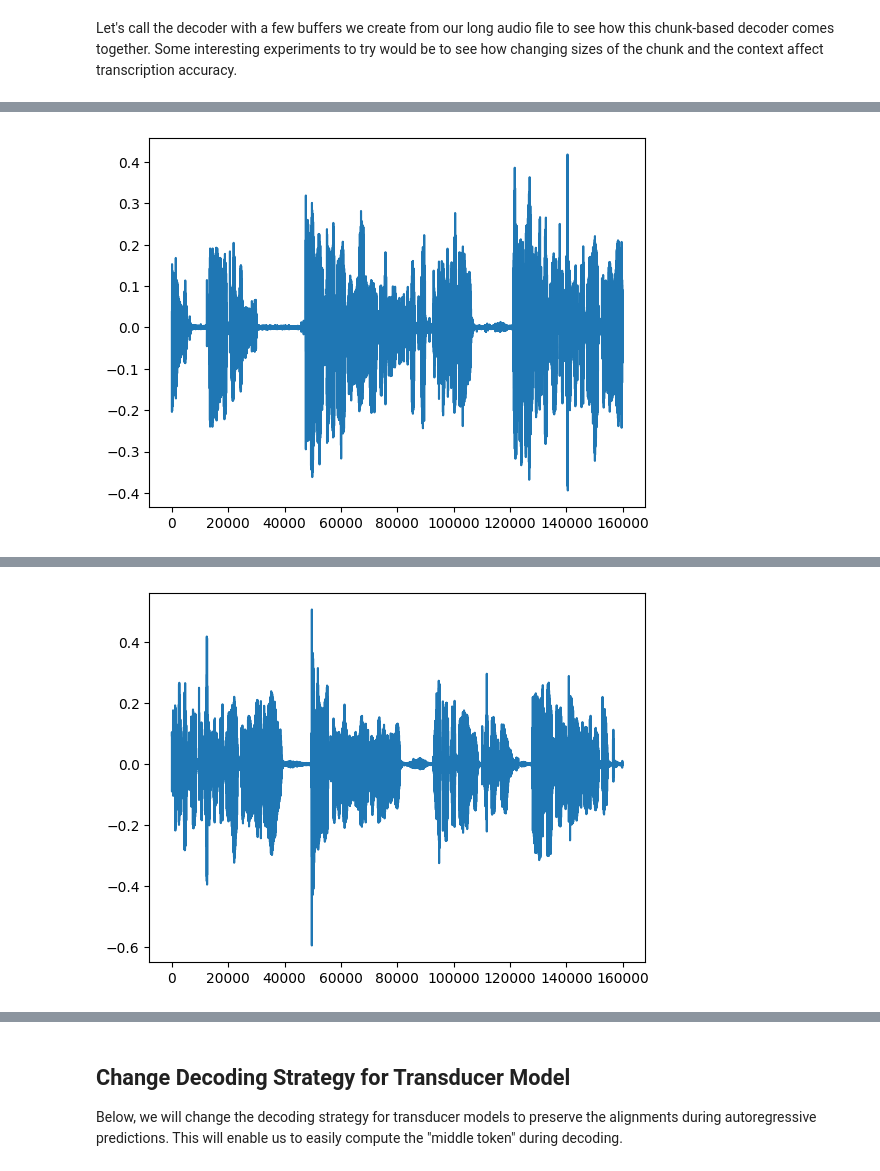
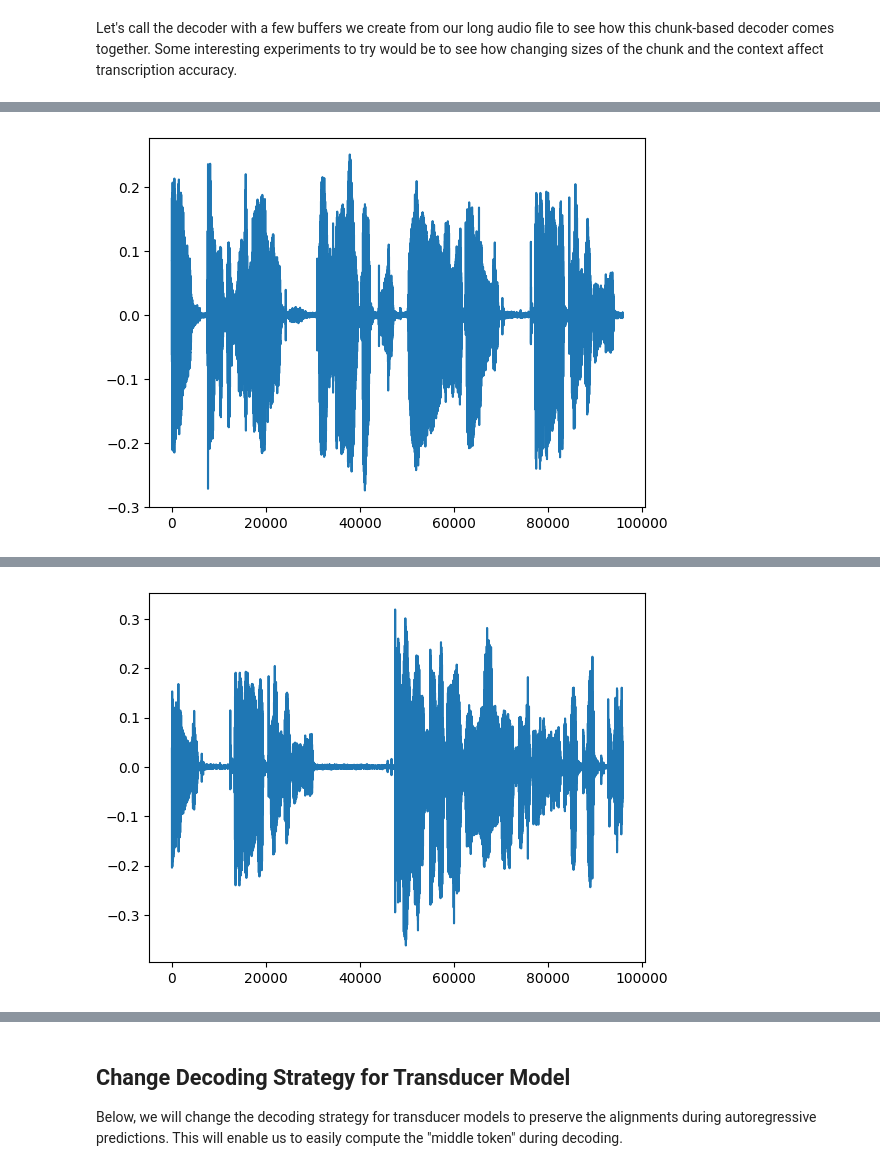
Before and after one commit to shreshtashetty/BufferedASRParakeet, a Jupyter notebook: tutorials/asr/Buffered_Transducer_Inference.ipynb, the cells around one changed output, grey strips where cells are left out. Saved outputs shown, nothing was run; the diff lists cells and outputs as text; code cells hidden in the pictures.

```diff
--- a/tutorials/asr/Buffered_Transducer_Inference.ipynb
+++ b/tutorials/asr/Buffered_Transducer_Inference.ipynb
@@ -812,9 +824,12 @@ for idx in range(self.batch_size):
 # %% [markdown]
 Let's call the decoder with a few buffers we create from our long audio file to see how this chunk-based decoder comes together. Some interesting experiments to try would be to see how changing sizes of the chunk and the context affect transcription accuracy.
 # %%
-chunk_len_in_secs: float = 8.0
+# chunk_len_in_secs: float = 8.0
+# context_len_in_secs: float = 1.0
+chunk_len_in_secs: float = 4.0
 context_len_in_secs: float = 1.0
 
+# max_steps_per_timestep: int = 5
 max_steps_per_timestep: int = 5
 stateful_decoding: bool = False
 
@@ -848,5 +863,5 @@ for chunk in chunk_reader:
 [interactive output not drawn]
-[figure, old version]
+[figure, new version]
 [interactive output not drawn]
-[figure, old version]
+[figure, new version]
 [interactive output not drawn]
```
Also changed, not shown: parts of 18 cells of this notebook.
